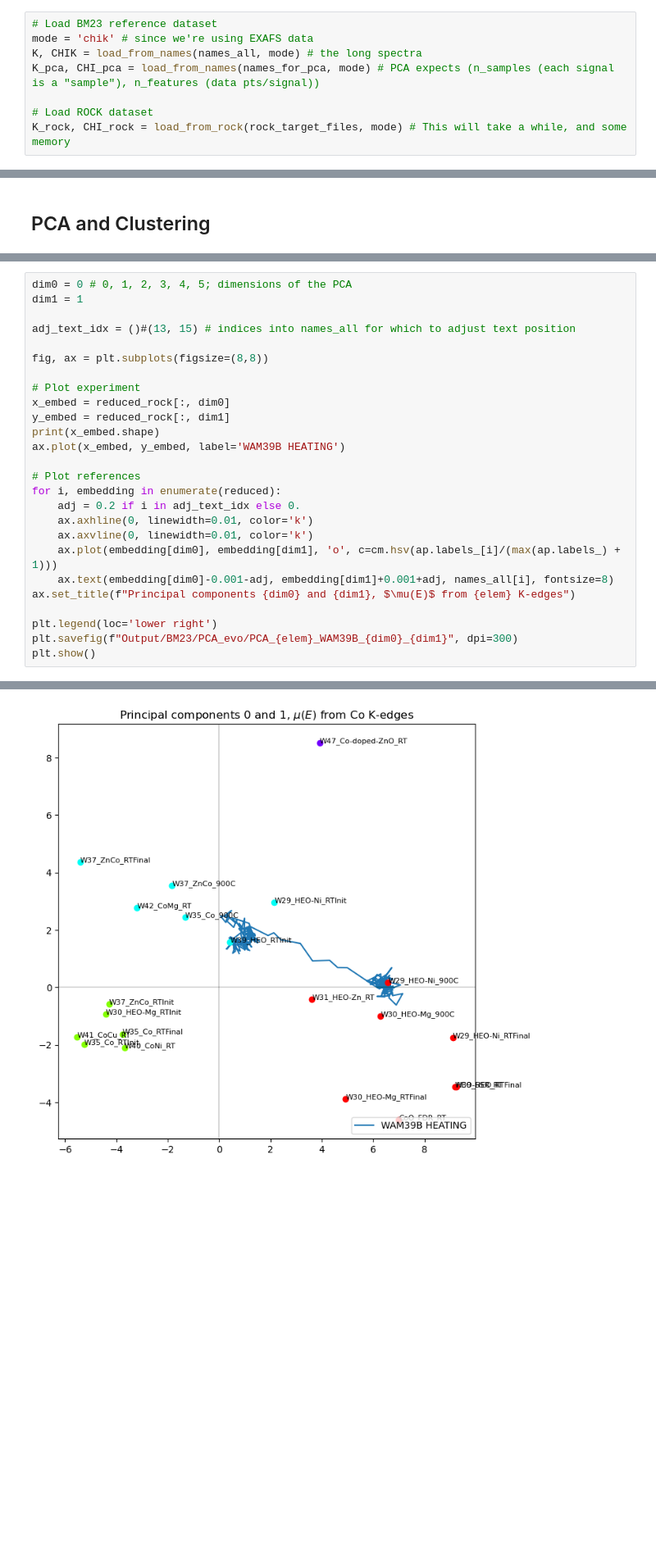
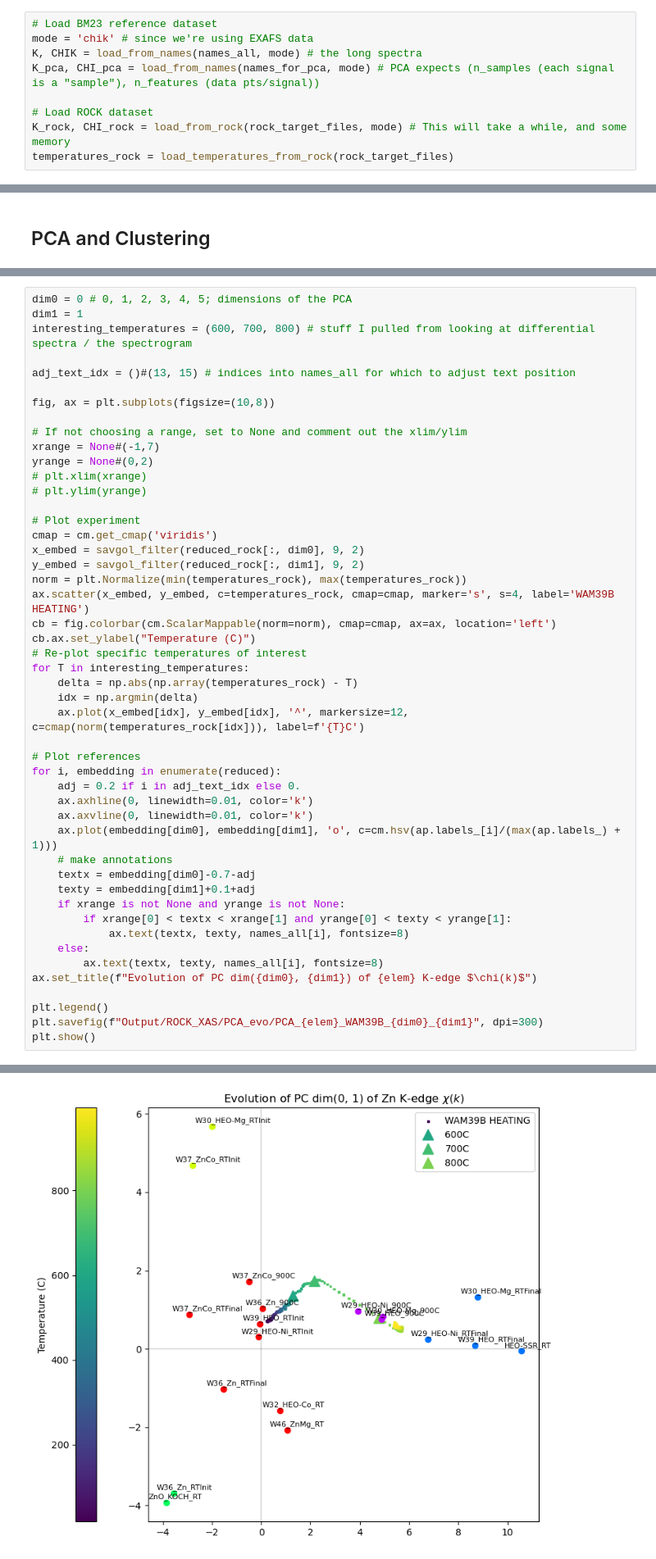
Before and after one commit to Certaingemstone/heo-xas-xrd, a Jupyter notebook: xas-pca-time-evolution-rock.ipynb, the cells around one changed output, grey strips where cells are left out. Shown at 82% size. Drawn from its saved outputs; the diff is of its cells as text; blank space fills up the shorter version.

Commit message:
Enhance pca time evolution visual

```diff
--- a/xas-pca-time-evolution-rock.ipynb
+++ b/xas-pca-time-evolution-rock.ipynb
@@ -185,4 +202,5 @@ K_pca, CHI_pca = load_from_names(names_for_pca, mode) # PCA expects (n_samples (
 
 # Load ROCK dataset
 K_rock, CHI_rock = load_from_rock(rock_target_files, mode) # This will take a while, and some memory
+temperatures_rock = load_temperatures_from_rock(rock_target_files)
 # %% [output]
@@ -267,16 +285,31 @@ Experiment: 195 signals embedded in 6 dimensions.
 # %%
 dim0 = 0 # 0, 1, 2, 3, 4, 5; dimensions of the PCA
 dim1 = 1
+interesting_temperatures = (600, 700, 800) # stuff I pulled from looking at differential spectra / the spectrogram
 
 adj_text_idx = ()#(13, 15) # indices into names_all for which to adjust text position
 
-fig, ax = plt.subplots(figsize=(8,8))
+fig, ax = plt.subplots(figsize=(10,8))
+
+# If not choosing a range, set to None and comment out the xlim/ylim
+xrange = None#(-1,7)
+yrange = None#(0,2)
+# plt.xlim(xrange)
+# plt.ylim(yrange)
 
 # Plot experiment
-x_embed = reduced_rock[:, dim0]
-y_embed = reduced_rock[:, dim1]
-print(x_embed.shape)
-ax.plot(x_embed, y_embed, label='WAM39B HEATING')
+cmap = cm.get_cmap('viridis')
+x_embed = savgol_filter(reduced_rock[:, dim0], 9, 2)
+y_embed = savgol_filter(reduced_rock[:, dim1], 9, 2)
+norm = plt.Normalize(min(temperatures_rock), max(temperatures_rock))
+ax.scatter(x_embed, y_embed, c=temperatures_rock, cmap=cmap, marker='s', s=4, label='WAM39B HEATING')
+cb = fig.colorbar(cm.ScalarMappable(norm=norm), cmap=cmap, ax=ax, location='left')
+cb.ax.set_ylabel("Temperature (C)")
+# Re-plot specific temperatures of interest
+for T in interesting_temperatures:
+    delta = np.abs(np.array(temperatures_rock) - T)
+    idx = np.argmin(delta)
+    ax.plot(x_embed[idx], y_embed[idx], '^', markersize=12, c=cmap(norm(temperatures_rock[idx])), label=f'{T}C')
 
 # Plot references
 for i, embedding in enumerate(reduced):
@@ -284,10 +317,17 @@ for i, embedding in enumerate(reduced):
     ax.axhline(0, linewidth=0.01, color='k')
     ax.axvline(0, linewidth=0.01, color='k')
     ax.plot(embedding[dim0], embedding[dim1], 'o', c=cm.hsv(ap.labels_[i]/(max(ap.labels_) + 1)))
-    ax.text(embedding[dim0]-0.001-adj, embedding[dim1]+0.001+adj, names_all[i], fontsize=8)
-ax.set_title(f"Principal components {dim0} and {dim1}, $\mu(E)$ from {elem} K-edges")
+    # make annotations
+    textx = embedding[dim0]-0.7-adj
+    texty = embedding[dim1]+0.1+adj
+    if xrange is not None and yrange is not None:
+        if xrange[0] < textx < xrange[1] and yrange[0] < texty < yrange[1]:
+            ax.text(textx, texty, names_all[i], fontsize=8)
+    else:
+        ax.text(textx, texty, names_all[i], fontsize=8)
+ax.set_title(f"Evolution of PC dim({dim0}, {dim1}) of {elem} K-edge $\chi(k)$")
 
-plt.legend(loc='lower right')
-plt.savefig(f"Output/BM23/PCA_evo/PCA_{elem}_WAM39B_{dim0}_{dim1}", dpi=300)
+plt.legend()
+plt.savefig(f"Output/ROCK_XAS/PCA_evo/PCA_{elem}_WAM39B_{dim0}_{dim1}", dpi=300)
 plt.show()
 # %% [output]
@@ -295 +334 @@ plt.show()
-[figure, old version]
+[figure, new version]
```
Also changed, not shown: parts of 8 cells of this notebook, 2 other files.
